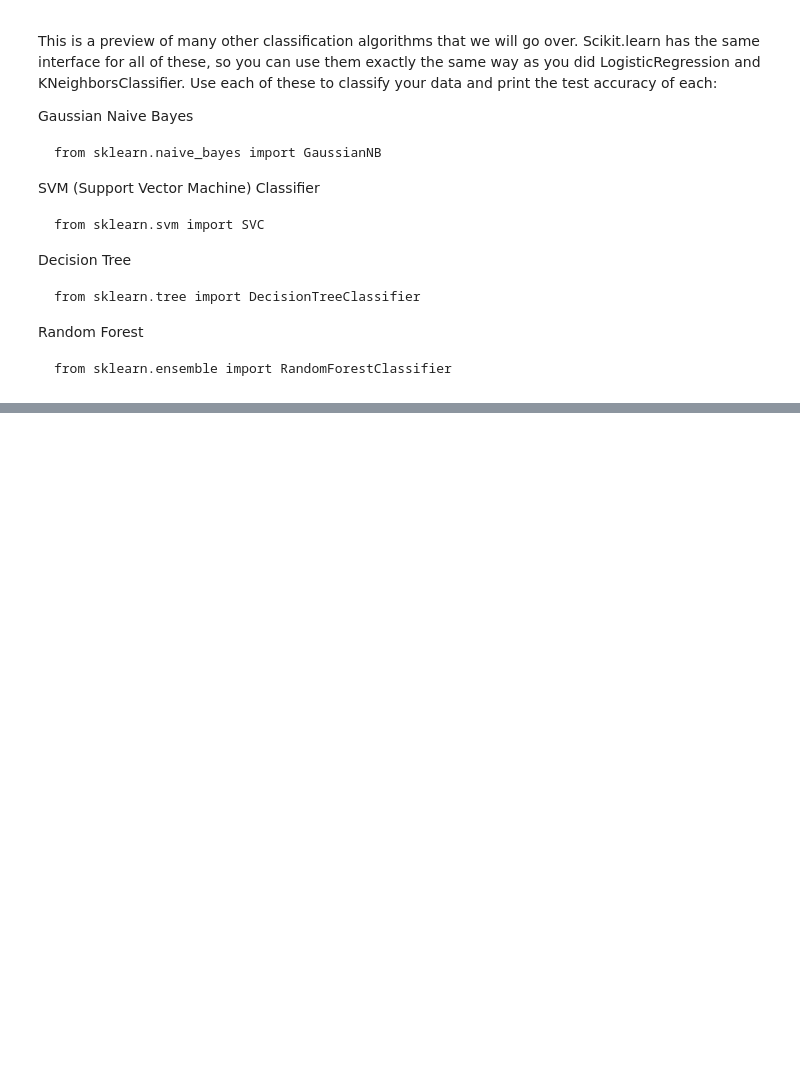
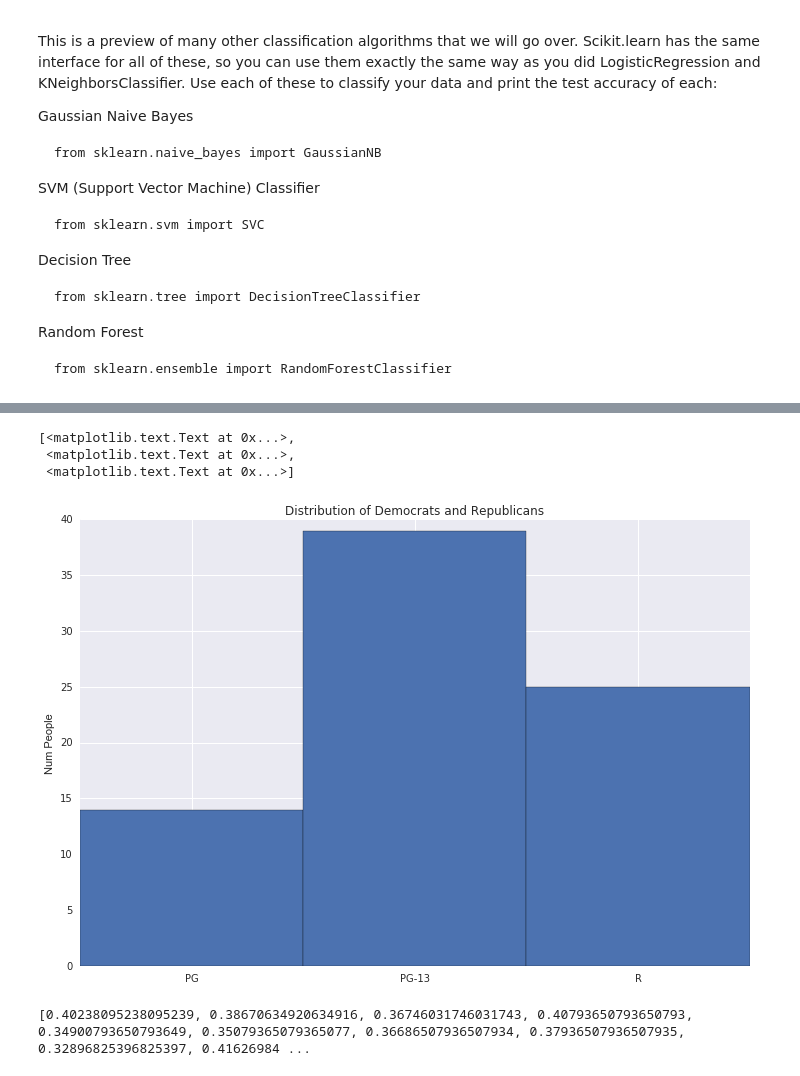
Before and after one commit to jpfreeley/ds, a Jupyter notebook: challenges/05-classification/ken_m/05_classification.ipynb, the cells around one changed output, grey strips where cells are left out. Cells and saved outputs as stored; diff of their text form; code cells hidden in the pictures; blank space fills up the shorter version.

```diff
--- a/challenges/05-classification/ken_m/05_classification.ipynb
+++ b/challenges/05-classification/ken_m/05_classification.ipynb
@@ -252,0 +406,29 @@ Random Forest
+# %%
+movie_data = movie_data.drop('Unnamed: 0', axis=1)
+movie_data = movie_data.dropna()
+#movie_data.head()
+# %%
+rating_dummies = pd.get_dummies(movie_data['Rating'])
+# %%
+rating_names = list(rating_dummies.columns)
+# %%
+rating_counts = [rating_dummies['PG'].value_counts()[1],\
+                 rating_dummies['PG-13'].value_counts()[1],\
+                 rating_dummies['R'].value_counts()[1]]
+# %%
+ind = np.array([1,2,3])
+offset = .5
+
+fig, ax = plt.subplots()
+pols = ax.bar(ind, rating_counts, width=1)
+fig.set_size_inches(12, 8, forward=True)
+
+ax.set_ylabel('Num People')
+ax.set_title('Distribution of Democrats and Republicans')
+ax.set_xticks(ind+offset)
+ax.set_xticklabels(rating_names)
+# %% [output]
+[<matplotlib.text.Text at 0x...>,
+ <matplotlib.text.Text at 0x...>,
+ <matplotlib.text.Text at 0x...>]
+[figure, added]
@@ -252,0 +449,4 @@ Random Forest
+# %%
+print(KNN_cvs)
+# %% [output]
+[0.40238095238095239, 0.38670634920634916, 0.36746031746031743, 0.40793650793650793, 0.34900793650793649, 0.35079365079365077, 0.36686507936507934, 0.37936507936507935, 0.32896825396825397, 0.41626984 ...
```
Also changed, not shown: parts of 36 cells of this notebook.
